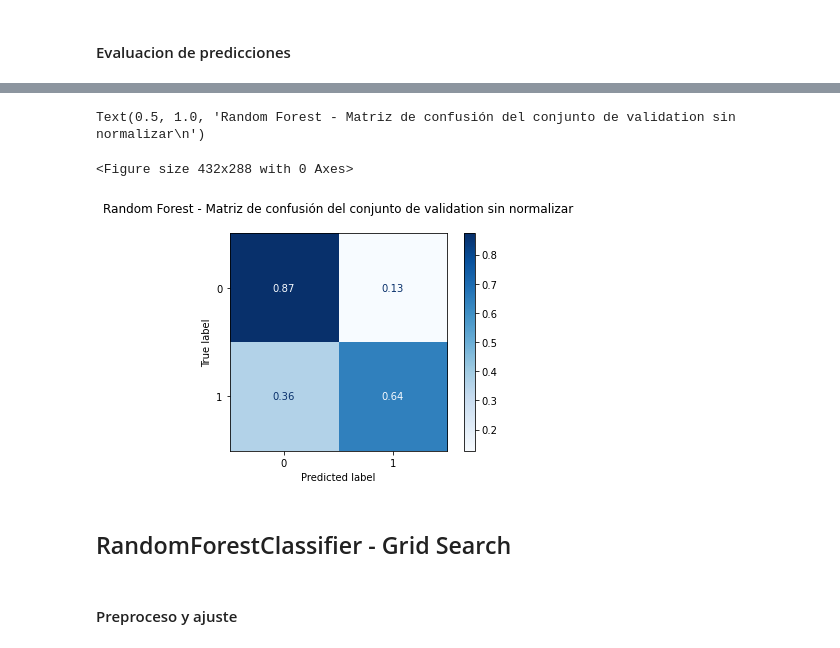
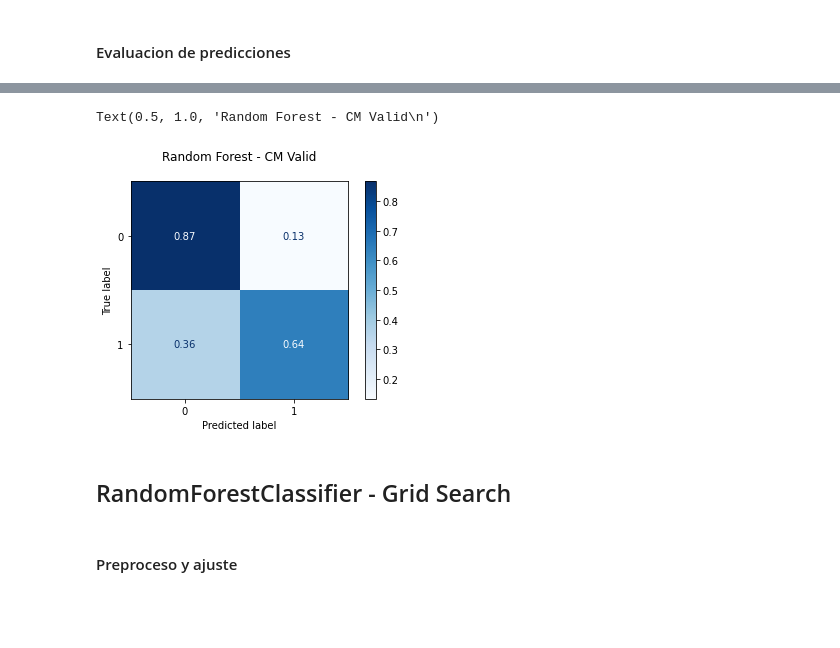
Before and after one commit to JIBarrionuevoGaltier/DiploDatos_2021_Mentoria_Grupo_2, a Jupyter notebook: notebooks_tp4/trabajo_practico_4_grupo2.ipynb, the cells around one changed output, grey strips where cells are left out. Saved outputs shown, nothing was run; the diff lists cells and outputs as text; code cells hidden in the pictures; blank space fills up the shorter version.

```diff
--- a/notebooks_tp4/trabajo_practico_4_grupo2.ipynb
+++ b/notebooks_tp4/trabajo_practico_4_grupo2.ipynb
@@ -299,6 +299,8 @@ df_mes = df_mes_imp.copy()
 # %%
 ordinal_ft = 'dni_titular_movimiento'
 target = 'monto_ajustado'
+# %%
+df_mes['o_mes'] = df_mes.anio_mes_cupon.astype('category').cat.codes
 # %% [markdown]
 # Modelos de Regresión - Predicción de consumo
 # %%
@@ -1617,14 +1605,12 @@ Text(0.5, 1.0, 'Random Forest - Matriz de confusión del conjunto de train sin n
 # %%
-plt.figure()
 plot_confusion_matrix(estimator= model, X=X_val, y_true=y_val,
                       normalize='true', cmap='Blues').ax_ \
-                      .set_title('Random Forest - Matriz de confusión del conjunto de validation sin normalizar\n')
+                      .set_title('Random Forest - CM Valid\n')
 # %% [output]
-Text(0.5, 1.0, 'Random Forest - Matriz de confusión del conjunto de validation sin normalizar\n')
+Text(0.5, 1.0, 'Random Forest - CM Valid\n')
-<Figure size 432x288 with 0 Axes>
-[figure, old version]
+[figure, new version]
-# %% [markdown]
-## RandomForestClassifier - Grid Search
+# %% [markdown]
+## RandomForestClassifier - Grid Search
 # %%
 # Preproceso 1 para SGDRegressor - Default
 scaler = MinMaxScaler()
```
Also changed, not shown: parts of 32 cells of this notebook.
